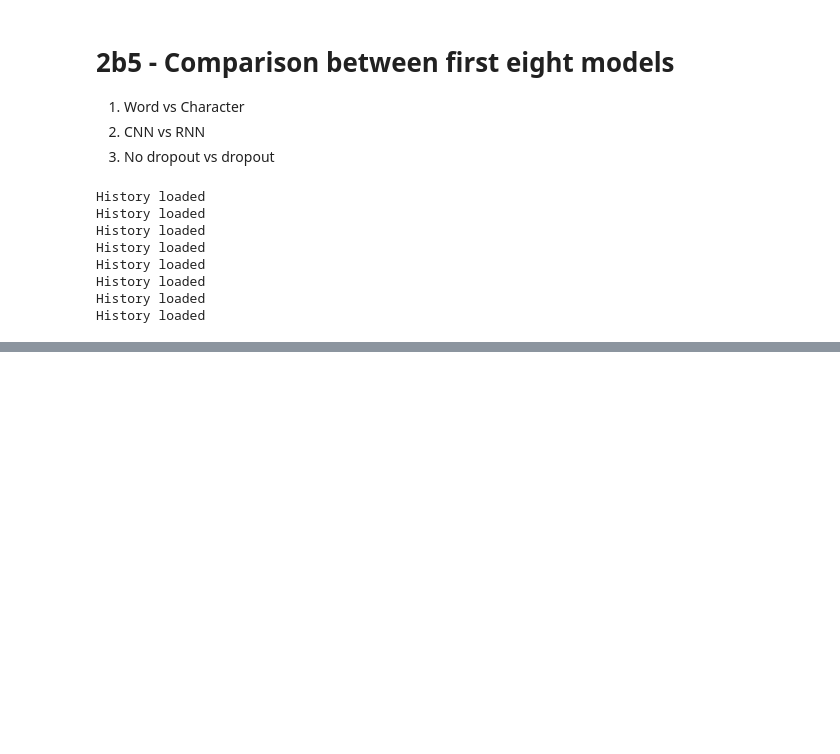
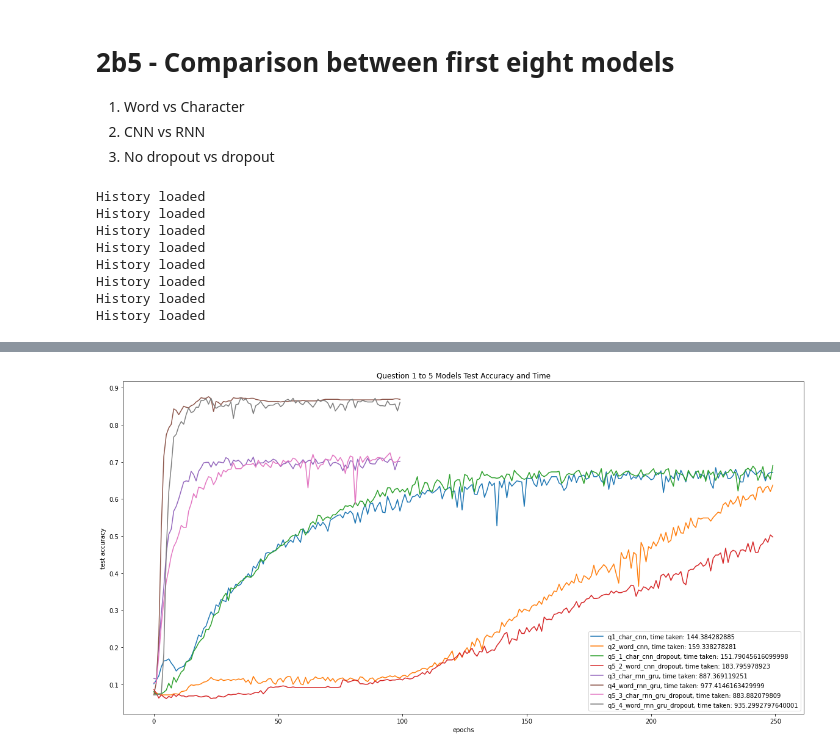
Before and after one commit to tanchuanxin/cz4042_assignment_2, a Jupyter notebook: 2b/2b5.ipynb, the cells around one changed output, grey strips where cells are left out. Cells and saved outputs as stored; diff of their text form; code cells hidden in the pictures; blank space fills up the shorter version.

```diff
--- a/2b/2b5.ipynb
+++ b/2b/2b5.ipynb
@@ -228 +226,8 @@ saved
 [figure]
+# %%
+models_dropout_filename = 'q5_compare_models_dropout'
+models_dropout_title = 'Question 1 to 5 Models Test Accuracy and Time'
+
+compare_test_acc(histories_json, models_dropout_filename, start_from_epoch=None, title=models_dropout_title)
+# %% [output]
+[figure, added]
```
Also changed, not shown: parts of 3 cells of this notebook, 17 other files.
